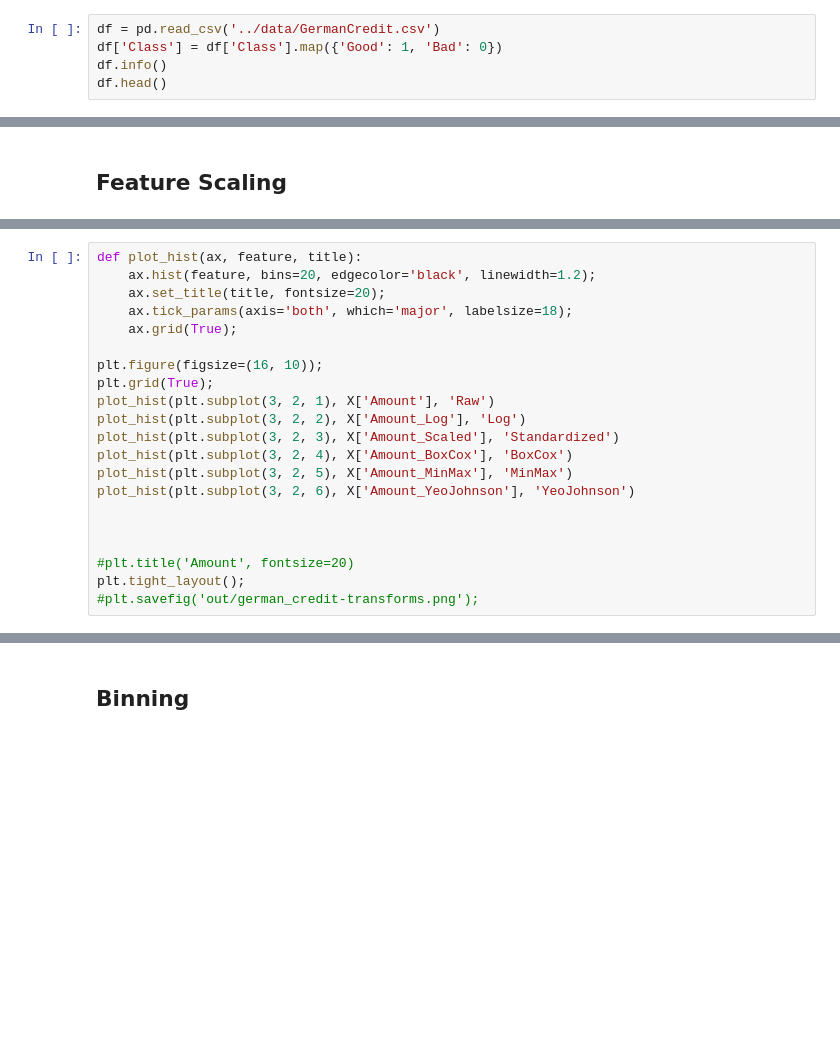
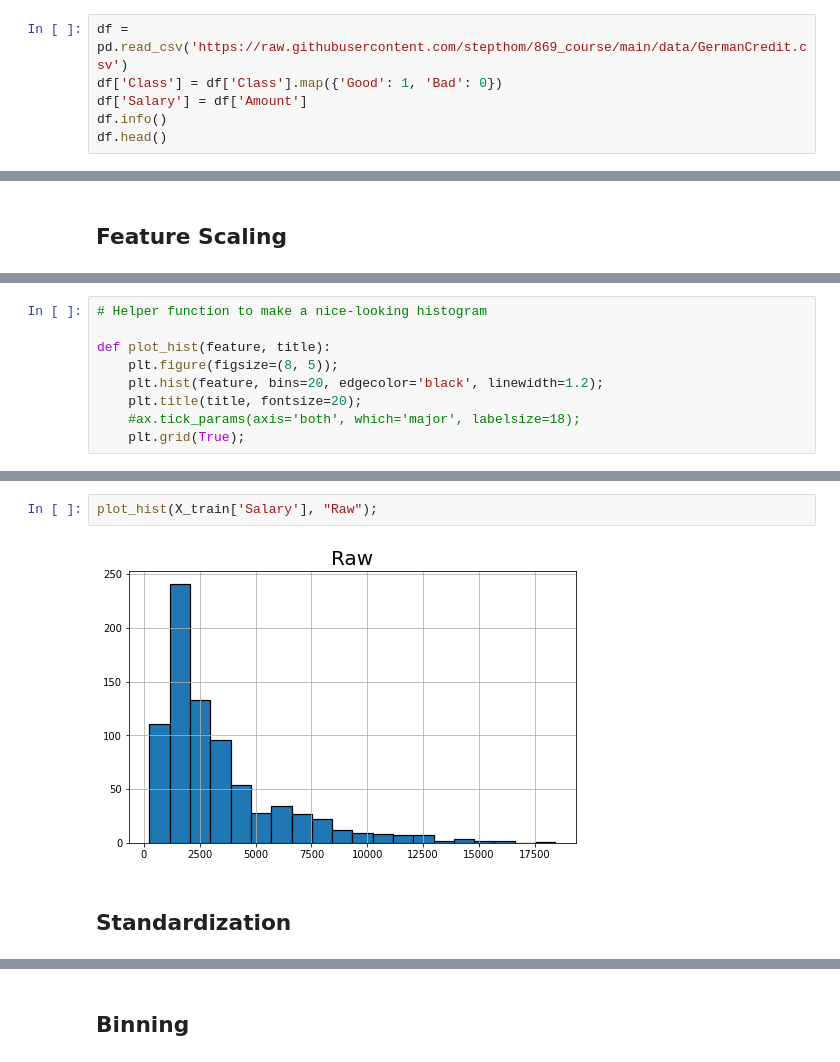
Before and after one commit to stepthom/869_course, a Jupyter notebook: classification/slides_classification_feature_engineering.ipynb, the cells around one changed output, grey strips where cells are left out. Cells and saved outputs as stored; diff of their text form; blank space fills up the shorter version.

```diff
--- a/classification/slides_classification_feature_engineering.ipynb
+++ b/classification/slides_classification_feature_engineering.ipynb
@@ -24,8 +27,9 @@ InteractiveShell.ast_node_interactivity = "all"
 # %% [markdown]
 # Load Data
 # %%
-df = pd.read_csv('../data/GermanCredit.csv')
+df = pd.read_csv('https://raw.githubusercontent.com/stepthom/869_course/main/data/GermanCredit.csv')
 df['Class'] = df['Class'].map({'Good': 1, 'Bad': 0})
+df['Salary'] = df['Amount']
 df.info()
 df.head()
 # %% [output]
@@ -100,21 +69,0 @@ pandas.core.frame.DataFrame
-# %%
-def plot_hist(ax, feature, title):
-    ax.hist(feature, bins=20, edgecolor='black', linewidth=1.2);
-    ax.set_title(title, fontsize=20);
-    ax.tick_params(axis='both', which='major', labelsize=18);
-    ax.grid(True);
-
-plt.figure(figsize=(16, 10));
-plt.grid(True);
-plot_hist(plt.subplot(3, 2, 1), X['Amount'], 'Raw')
-plot_hist(plt.subplot(3, 2, 2), X['Amount_Log'], 'Log')
-plot_hist(plt.subplot(3, 2, 3), X['Amount_Scaled'], 'Standardized')
-plot_hist(plt.subplot(3, 2, 4), X['Amount_BoxCox'], 'BoxCox')
-plot_hist(plt.subplot(3, 2, 5), X['Amount_MinMax'], 'MinMax')
-plot_hist(plt.subplot(3, 2, 6), X['Amount_YeoJohnson'], 'YeoJohnson')
-
-
-
-#plt.title('Amount', fontsize=20)
-plt.tight_layout();
-#plt.savefig('out/german_credit-transforms.png');
@@ -122,0 +70,9 @@ plt.tight_layout();
+# %%
+# Helper function to make a nice-looking histogram
+
+def plot_hist(feature, title):
+    plt.figure(figsize=(8, 5));
+    plt.hist(feature, bins=20, edgecolor='black', linewidth=1.2);
+    plt.title(title, fontsize=20);
+    #ax.tick_params(axis='both', which='major', labelsize=18);
+    plt.grid(True);
@@ -122,0 +93,6 @@ plt.tight_layout();
+# %%
+plot_hist(X_train['Salary'], "Raw");
+# %% [output]
+[figure, added]
+# %% [markdown]
+## Standardization
```
Also changed, not shown: parts of 41 cells of this notebook.
